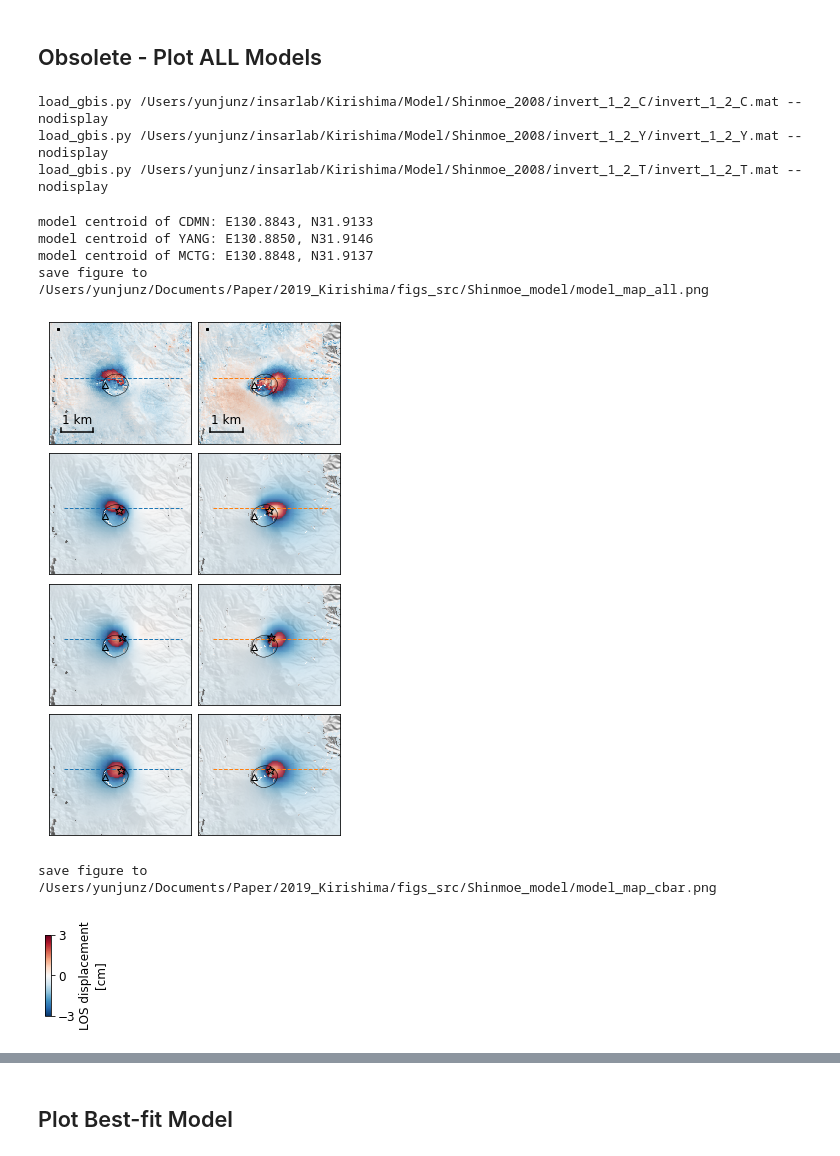
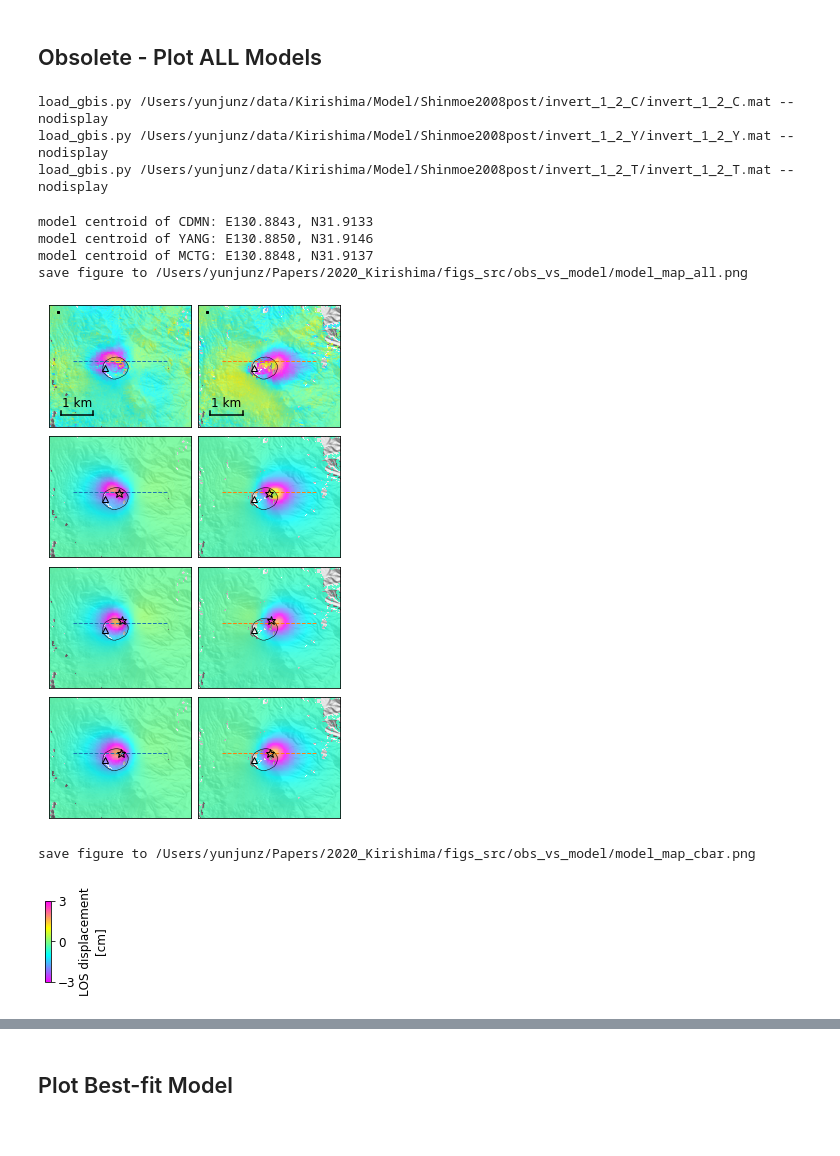
Before and after one commit to geodesymiami/2021-Kirishima, a Jupyter notebook: Fig_3_obs_vs_model.ipynb, the cells around one changed output, grey strips where cells are left out. Drawn from its saved outputs; the diff is of its cells as text; code cells hidden in the pictures.

```diff
--- a/Fig_3_obs_vs_model.ipynb
+++ b/Fig_3_obs_vs_model.ipynb
@@ -17,16 +17,16 @@ from mintpy.utils import ptime, readfile, utils as ut, plot as pp
 from mintpy.defaults.plot import *
 from mintpy import view
 
-work_dir = os.path.expanduser('~/Documents/Paper/2019_Kirishima/figs_src/obs_vs_model')
+work_dir = os.path.expanduser('~/Papers/2020_Kirishima/figs_src/obs_vs_model')
 os.chdir(work_dir)
 print('Go to directory', work_dir)
 
 ## Data Info
 
-dem_file = os.path.expanduser('~/insarlab/Kirishima/KirishimaAlos2AT131/mintpy/inputs/gsi10m.dem.wgs84')
+dem_file = os.path.expanduser('~/data/Kirishima/KirishimaAlos2AT131/mintpy/inputs/gsi10m.dem.wgs84')
 
 # Shinmoe-dake crater ring lon/lat
-crater_lonlat_file = os.path.expanduser('~/Documents/Paper/2019_Kirishima/figs_src/data/Shinmoe_crater_lonlat.xy')
+crater_lonlat_file = os.path.expanduser('~/Papers/2020_Kirishima/figs_src/data/Shinmoe_crater_lonlat.xy')
 fc = np.loadtxt(crater_lonlat_file, dtype=bytes, comments='>').astype(float)
 crater_lons = fc[:,0]
 crater_lats = fc[:,1]
@@ -35,7 +35,7 @@ crater_lats = fc[:,1]
 vent_lalo = [31.9113, 130.8795]  #S-17 in Fig. 2 in Geshi et al., 2010
 
 # inversion result dir
-inv_res_dir = os.path.expanduser('~/Documents/Paper/2019_Kirishima/figs_src/GBIS')
+inv_res_dir = os.path.expanduser('~/Papers/2020_Kirishima/figs_src/GBIS')
 
 # inversion dataset
 ds_list = [
@@ -67,7 +67,7 @@ def plot_data_model_map(fnames, sub, defo_name, profile=None, model_lalo=None, f
 
     # options for view.py
     opt = ' --noverbose --notitle --nocbar --notick --ref-size 2 --fontsize 12 ' #--notick
-    opt += ' -u cm --wrap --wrap-range -5 5 -c jet --noreference '
+    opt += ' -u cm --wrap --wrap-range -5 5 -c cmy --noreference '
     if 'Shinmoe' in defo_name:
         opt += ' --scalebar 0.3 0.25 0.075 --scalebar-pad 0.1 '
     else:
@@ -98,15 +98,11 @@ def plot_data_model_map(fnames, sub, defo_name, profile=None, model_lalo=None, f
 
             # plot the vent location
             if 'Shinmoe2008' in defo_name and i in [2,3]:
-                ax.plot(vent_lalo[1], vent_lalo[0], '^', ms=6, lw=1.5, alpha=1, mec=pp.mplColors[1], fillstyle='none')
+                ax.plot(vent_lalo[1], vent_lalo[0], '^', ms=6, lw=0.5, alpha=1, mfc='k', mec='k')
 
             # plot model centroid location
             if model_lalo is not None and i in [2,3]:
-                if 'Shinmoe2008' in defo_name:
-                    c = pp.mplColors[1]
-                else:
-                    c = pp.mplColors[0]
-                ax.plot(model_lalo[1], model_lalo[0], '*', ms=9, lw=1.5, alpha=1, mec=c, fillstyle='none')
+                ax.plot(model_lalo[1], model_lalo[0], '*', ms=9, lw=0.5, alpha=1, mfc='k', mec='k')
 
     fig.subplots_adjust(wspace=0.05, hspace=0.03, left=0.05, right=0.95, top=0.95, bottom=0.05)
 
@@ -282,7 +280,7 @@ save figure to file /Users/yunjunz/Documents/Paper/2019_Kirishima/figs_src/obs_v
 # inversion model
 
 model_names = ['C', 'Y', 'T'] #, 'N', 'M']
-inv_dir_base = os.path.expanduser('~/insarlab/Kirishima/Model/Shinmoe2008post')
+inv_dir_base = os.path.expanduser('~/data/Kirishima/Model/Shinmoe2008post')
 inv_dirs = [os.path.join(inv_dir_base, 'invert_1_2_{}'.format(i)) for i in model_names]
 
 # run load_gbis.py
@@ -306,13 +304,13 @@ for inv_dir in inv_dirs:
     print(cmd)
     #os.system(cmd)
 # %% [output]
-load_gbis.py /Users/yunjunz/insarlab/Kirishima/Model/Shinmoe_2008/invert_1_2_C/invert_1_2_C.mat --nodisplay
-load_gbis.py /Users/yunjunz/insarlab/Kirishima/Model/Shinmoe_2008/invert_1_2_Y/invert_1_2_Y.mat --nodisplay
-load_gbis.py /Users/yunjunz/insarlab/Kirishima/Model/Shinmoe_2008/invert_1_2_T/invert_1_2_T.mat --nodisplay
+load_gbis.py /Users/yunjunz/data/Kirishima/Model/Shinmoe2008post/invert_1_2_C/invert_1_2_C.mat --nodisplay
+load_gbis.py /Users/yunjunz/data/Kirishima/Model/Shinmoe2008post/invert_1_2_Y/invert_1_2_Y.mat --nodisplay
+load_gbis.py /Users/yunjunz/data/Kirishima/Model/Shinmoe2008post/invert_1_2_T/invert_1_2_T.mat --nodisplay
 # %%
 # prepare view.py command line
 opt = ' --noverbose --notitle --nocbar --notick --ref-size 2 --fontsize 12 ' #--notick
-opt += ' -u cm --wrap --wrap-range -3 3 -c RdBu_r '
+opt += ' -u cm --wrap --wrap-range -3 3 -c cmy '
 opt += ' --sub-lat 31.892 31.932 --sub-lon 130.861 130.908 '
 opt += ' --scalebar 0.3 0.2 0.1 --scalebar-pad 0.1 '
 opt += ' --dem {} --dem-nocontour --shade-az 45 '.format(dem_file)
@@ -331,37 +329,37 @@ for i in range(len(axs)):
     d_v, atr, inps = view.prep_slice(cmd)
     im, cbar = view.plot_slice(ax, d_v, atr, inps)[2:4]
 
     # plot profile location
-    [[y0,x0], [y1,x1]] = profile_hz
+    [[y0,x0], [y1,x1]] = profiles[0]
     ax.plot([x0,x1], [y0,y1], '--', lw=1, c=pp.mplColors[i%2])
 
     # plot the ring of the crater
     ax.plot(crater_lons, crater_lats, 'k-', lw=0.5)
 
     # plot the vent location
     ax.plot(vent_lalo[1], vent_lalo[0], 'k^', ms=6, fillstyle='none')
 
     # plot optimal model location
     if i >=2:
         model_name = atr['DEFORMATION_MODEL']
         model_lat = float(atr['{}_LAT'.format(model_name)])
         model_lon = float(atr['{}_LON'.format(model_name)])
         if i%2 == 0: #print it once
             print('model centroid of {}: E{:.4f}, N{:.4f}'.format(model_name, model_lon, model_lat))
         ax.plot(model_lon, model_lat, 'k*', ms=9, fillstyle='none')
 fig.subplots_adjust(wspace=0.05, hspace=0.03, left=0.05, right=0.95, top=0.95, bottom=0.05)
 
 # output
 out_file = os.path.abspath('model_map_all.png')
-plt.savefig(out_file, bbox_inches='tight', transparent=True, dpi=fig_dpi)
+#plt.savefig(out_file, bbox_inches='tight', transparent=True, dpi=fig_dpi)
 print('save figure to', out_file)
 plt.show()
 # %% [output]
 model centroid of CDMN: E130.8843, N31.9133
 model centroid of YANG: E130.8850, N31.9146
 model centroid of MCTG: E130.8848, N31.9137
-save figure to /Users/yunjunz/Documents/Paper/2019_Kirishima/figs_src/Shinmoe_model/model_map_all.png
+save figure to /Users/yunjunz/Papers/2020_Kirishima/figs_src/obs_vs_model/model_map_all.png
-[figure, old version]
+[figure, new version]
 # %%
 # colorbar
 fig, cax = plt.subplots(nrows=1, ncols=1, figsize=[0.1, 1.5])
@@ -373,12 +371,12 @@ cbar.set_label('LOS displacement\n[cm]', fontsize=font_size)
 
 # output
 out_file = os.path.abspath('model_map_cbar.png')
-plt.savefig(out_file, bbox_inches='tight', transparent=True, dpi=fig_dpi)
+#plt.savefig(out_file, bbox_inches='tight', transparent=True, dpi=fig_dpi)
 print('save figure to', out_file)
 plt.show()
 # %% [output]
-save figure to /Users/yunjunz/Documents/Paper/2019_Kirishima/figs_src/Shinmoe_model/model_map_cbar.png
+save figure to /Users/yunjunz/Papers/2020_Kirishima/figs_src/obs_vs_model/model_map_cbar.png
-[figure, old version]
+[figure, new version]
 # %%
 ## Figure 3 - Inversion result
 
```
Also changed, not shown: parts of 8 cells of this notebook.
